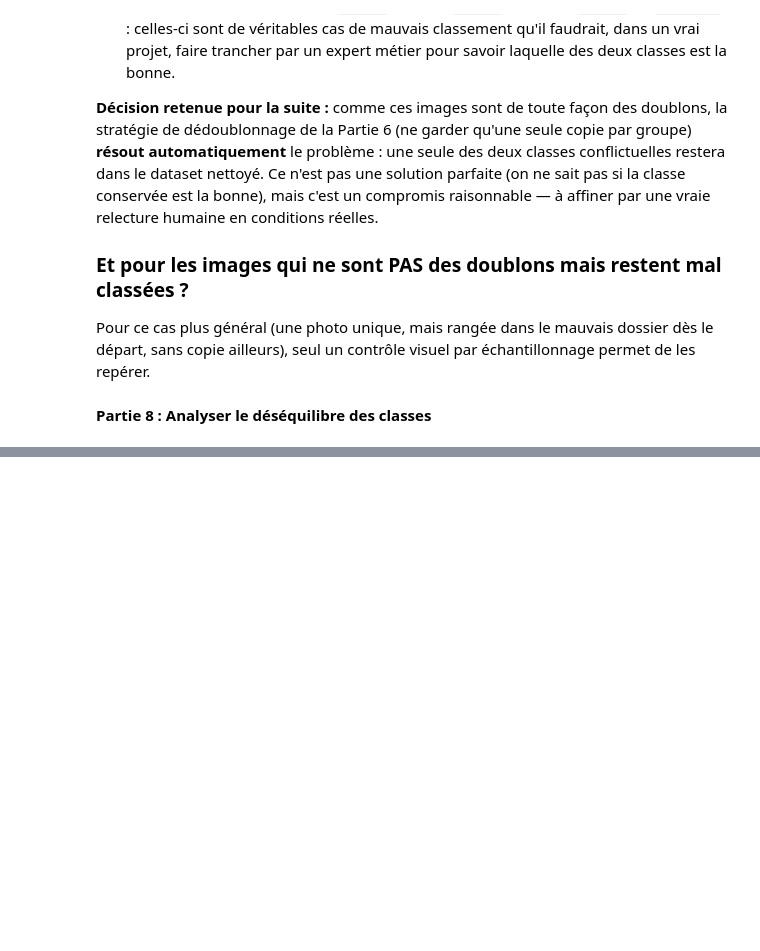
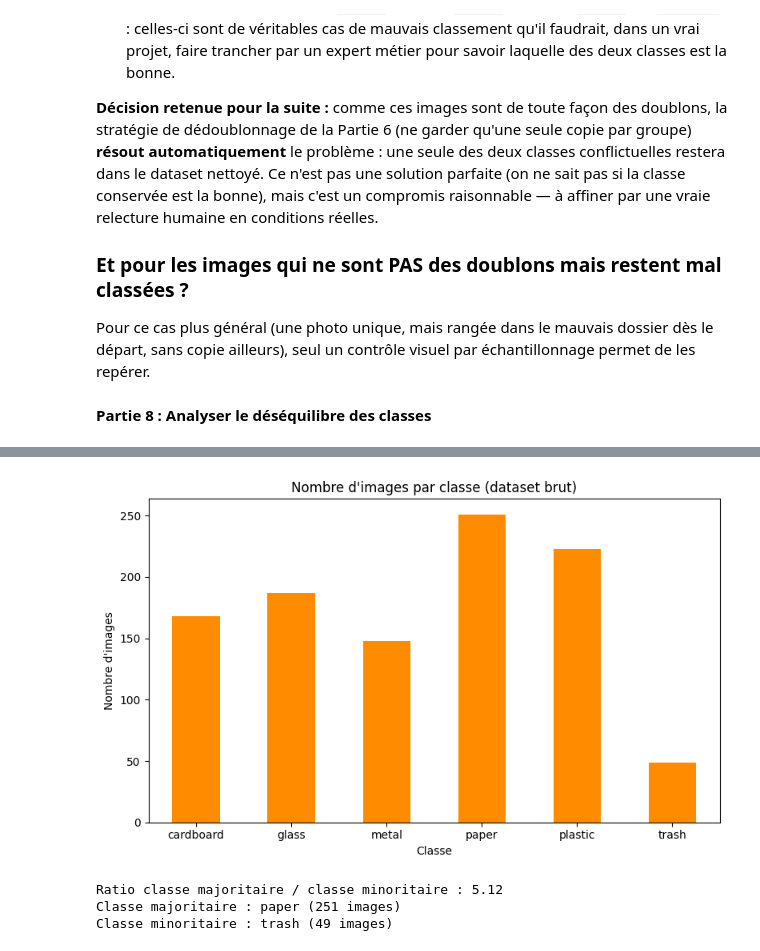
Before and after one commit to Youssoupha-ndiaye/atelier_preparations_donnees_images_ODC_IA, a Jupyter notebook: atelier_prepa_donnees_images/notebooks/atelier_prepa_donnees_images.ipynb, the cells around one changed output, grey strips where cells are left out. Saved outputs shown, nothing was run; the diff lists cells and outputs as text; code cells hidden in the pictures; blank space fills up the shorter version.

Commit message:
Détermination du nombre d'images par classe et affichage du nbr d'image par classe

```diff
--- a/atelier_prepa_donnees_images/notebooks/atelier_prepa_donnees_images.ipynb
+++ b/atelier_prepa_donnees_images/notebooks/atelier_prepa_donnees_images.ipynb
@@ -530,0 +533,8 @@ copie ailleurs), seul un contrôle visuel par échantillonnage permet de les rep
+# %%
+effectifs_classes = audit_valide["classe"].value_counts().reindex(CLASSES)
+print("Nombre d'images par classe (dataset brut, avant nettoyage) :")
+print(effectifs_classes)
+print()
+pourcentages = (effectifs_classes / effectifs_classes.sum() * 100).round(1)
+print("En pourcentage :")
+print(pourcentages)
@@ -530,0 +561,19 @@ copie ailleurs), seul un contrôle visuel par échantillonnage permet de les rep
+# %%
+plt.figure(figsize=(8, 5))
+effectifs_classes.plot(kind="bar", color="darkorange")
+plt.title("Nombre d'images par classe (dataset brut)")
+plt.ylabel("Nombre d'images")
+plt.xlabel("Classe")
+plt.xticks(rotation=0)
+plt.tight_layout()
+plt.show()
+
+ratio_desequilibre = effectifs_classes.max() / effectifs_classes.min()
+print(f"Ratio classe majoritaire / classe minoritaire : {ratio_desequilibre:.2f}")
+print(f"Classe majoritaire : {effectifs_classes.idxmax()} ({effectifs_classes.max()} images)")
+print(f"Classe minoritaire : {effectifs_classes.idxmin()} ({effectifs_classes.min()} images)")
+# %% [output]
+[figure, added]
+Ratio classe majoritaire / classe minoritaire : 5.12
+Classe majoritaire : paper (251 images)
+Classe minoritaire : trash (49 images)
```
Also changed, not shown: parts of 3 cells of this notebook.
